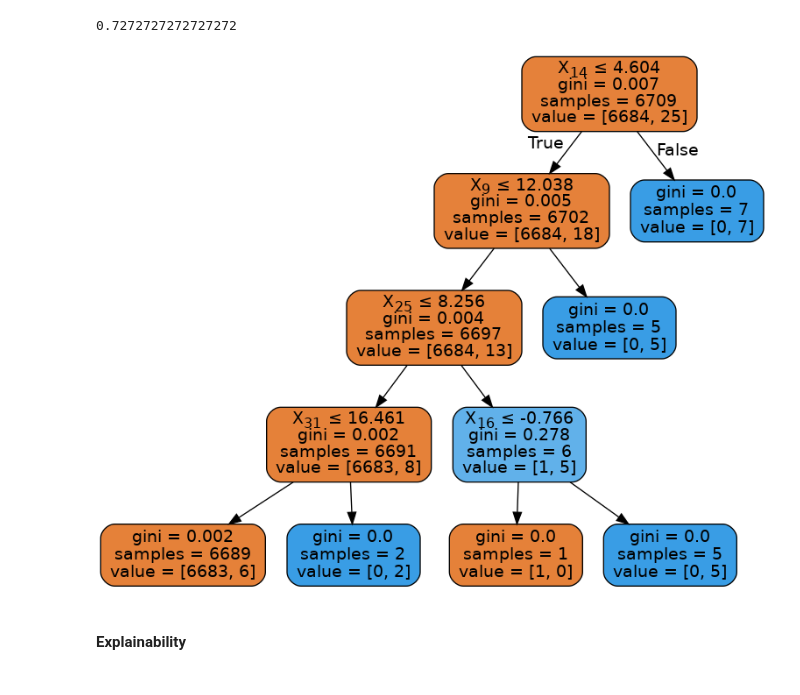
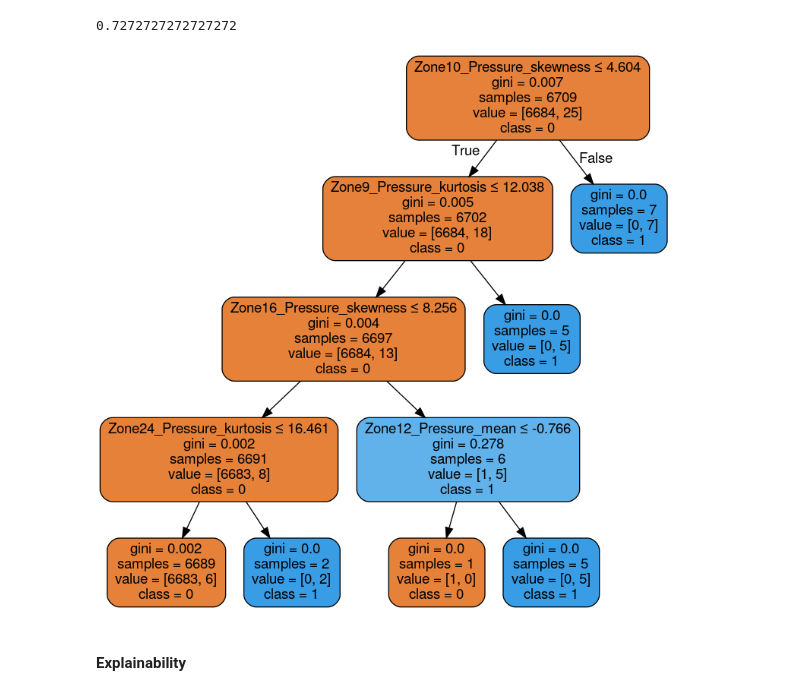
Before and after one commit to xetxezarreta/explainable_anomaly_detection, a Jupyter notebook: oscar_ad.ipynb, the cells around one changed output. Cells and saved outputs as stored; diff of their text form; code cells hidden in the pictures.

```diff
--- a/oscar_ad.ipynb
+++ b/oscar_ad.ipynb
@@ -74,15 +73,23 @@ f1_score(y_test, y_pred)
 # %%
 from sklearn.externals.six import StringIO
 from IPython.display import Image
 from sklearn.tree import export_graphviz
 import pydotplus
 
 dot_data = StringIO()
-export_graphviz(dt_model, out_file=dot_data, filled=True, rounded=True, special_characters=True)
+export_graphviz(dt_model,
+                out_file=dot_data,
+                feature_names=X_train.columns.values,
+                class_names=['0', '1'],
+                filled=True,
+                rounded=True,
+                special_characters=True)
+
+
 graph = pydotplus.graph_from_dot_data(dot_data.getvalue())
 Image(graph.create_png())
 # %% [output]
-[figure, old version]
+[figure, new version]
 # %% [markdown]
 #### Explainability
 # %%
```
Also changed, not shown: parts of 3 cells of this notebook.
